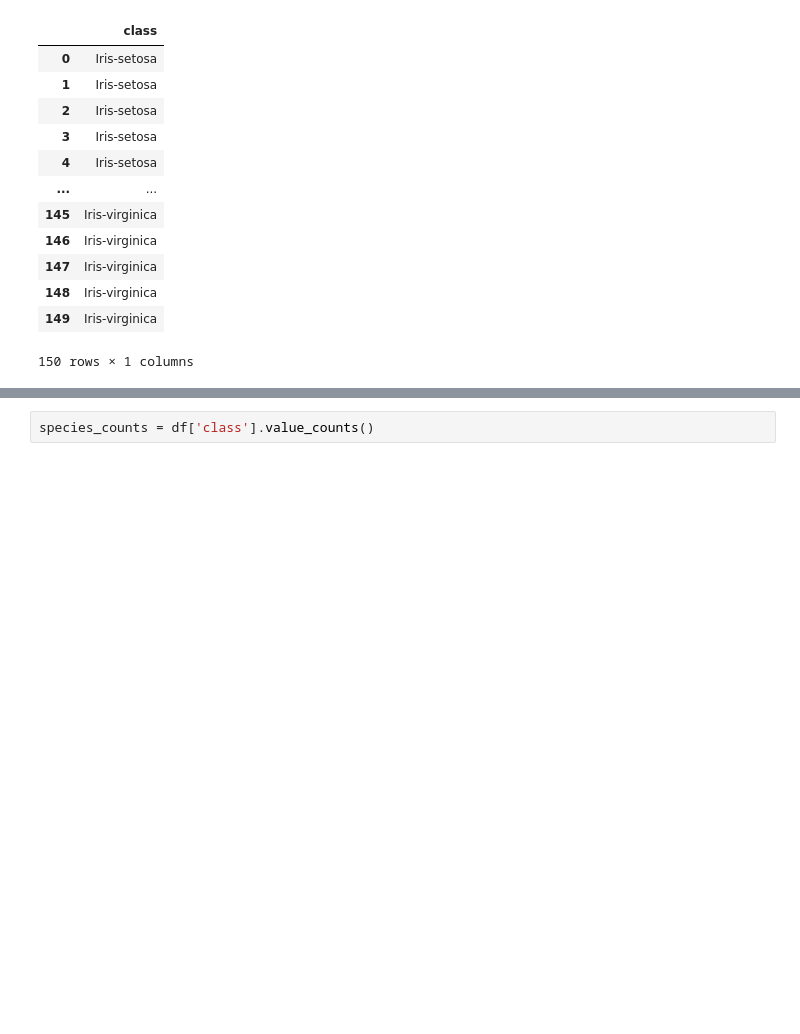
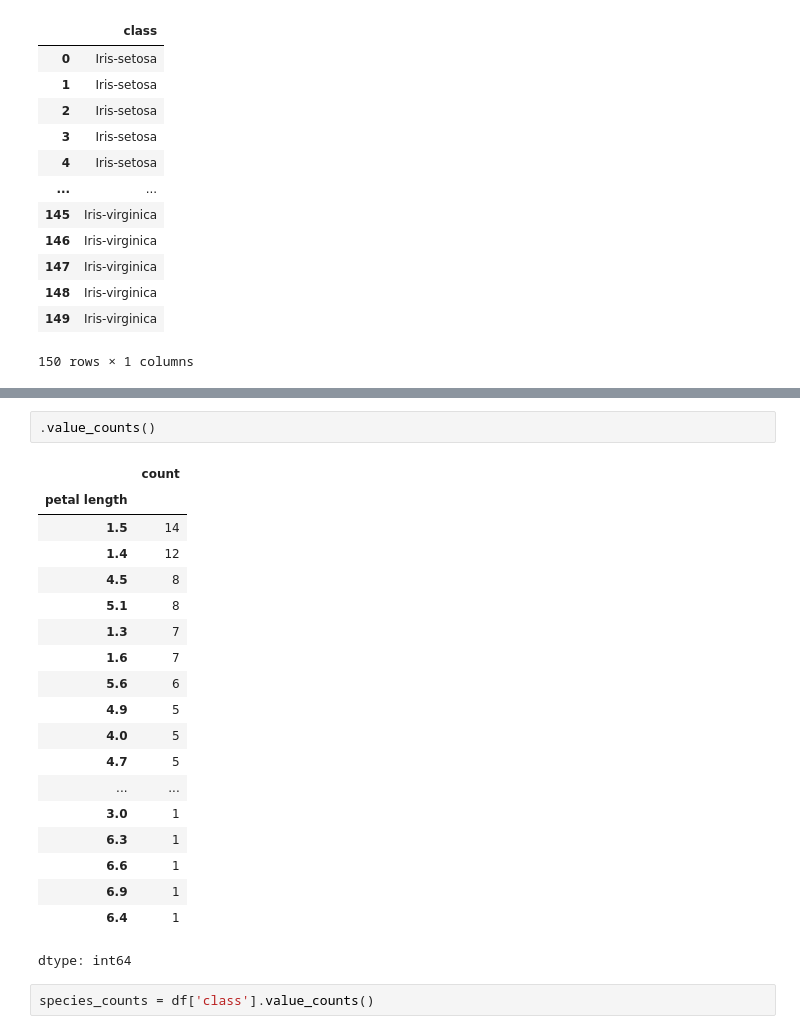
Before and after one commit to valenderval/MLA_JFV, a Jupyter notebook: FinalProject_Classification_JFV.ipynb, the cells around one changed output, grey strips where cells are left out. Drawn from its saved outputs; the diff is of its cells as text; blank space fills up the shorter version.

```diff
--- a/FinalProject_Classification_JFV.ipynb
+++ b/FinalProject_Classification_JFV.ipynb
@@ -117,3 +143,25 @@ NameError: name 'pd' is not defined
+# %%
+.value_counts()
+# %% [output]
+|  | count |
+| petal length |  |
+| 1.5 | 14 |
+| 1.4 | 12 |
+| 4.5 | 8 |
+| 5.1 | 8 |
+| 1.3 | 7 |
+| 1.6 | 7 |
+| 5.6 | 6 |
+| 4.9 | 5 |
+| 4.0 | 5 |
+| 4.7 | 5 |
+| ... | ... |
+| 3.0 | 1 |
+| 6.3 | 1 |
+| 6.6 | 1 |
+| 6.9 | 1 |
+| 6.4 | 1 |
+dtype: int64
 # %%
 species_counts = df['class'].value_counts()
 # %%
```
Also changed, not shown: parts of 33 cells of this notebook.
